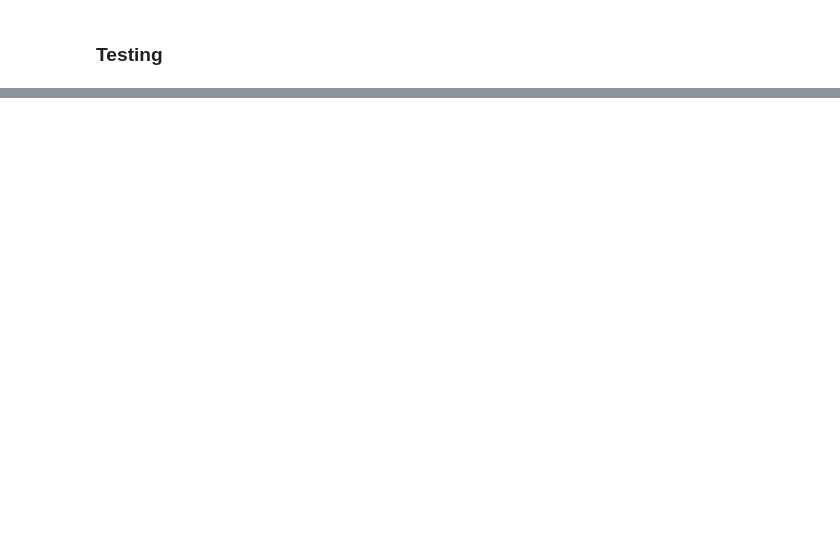
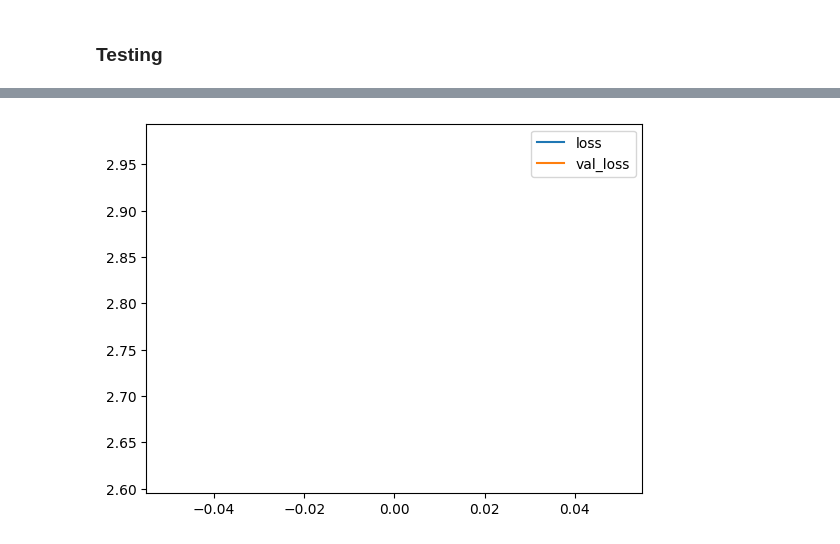
Before and after one commit to hmasum52/CSE472-ML-sessional, a Jupyter notebook: offline3-fnn/fnn.ipynb, the cells around one changed output, grey strips where cells are left out. Drawn from its saved outputs; the diff is of its cells as text; code cells hidden in the pictures; blank space fills up the shorter version.

```diff
--- a/offline3-fnn/fnn.ipynb
+++ b/offline3-fnn/fnn.ipynb
@@ -1045,7 +1033,7 @@ model.plot_confusion_matrix(X_test, y_test)
 model.save("last1_005.pkl")
 # %%
 # load model
-model = FNN.load("last.pkl")
+model = FNN.load("last1_005.pkl")
 
 # test model
 X_test = test_ds.data.reshape(test_ds.data.shape[0], -1)
@@ -1062,47 +1050,53 @@ test loss: 1.2093507374580283, test accuracy: 0.6434134615384616
 # %%
-model = FNN(
-    loss=CategoricalCrossEntropyLoss(),
-    optimizer=SGD(learning_rate=0.005),
-    learning_rate=0.0025,
-    layers=[
-        Flatten(),
-        DenseLayer(input_size, 1024, ReLU()),
-        DropoutLayer(dropout_rate=0.3),
-        DenseLayer(1024, 64, ReLU()),
-        DropoutLayer(dropout_rate=0.3),
-        DenseLayer(64, output_size, Softmax()),
-    ]
-)
+lr = [0.0025, 0.001, 0.00075]
+for lrate in lr:
+    model = FNN(
+        loss=CategoricalCrossEntropyLoss(),
+        optimizer=SGD(learning_rate=lrate),
+        learning_rate=0.0025,
+        layers=[
+            Flatten(),
+            DenseLayer(input_size, 1024, ReLU()),
+            DropoutLayer(dropout_rate=0.3),
+            DenseLayer(1024, 64, ReLU()),
+            DropoutLayer(dropout_rate=0.3),
+            DenseLayer(64, output_size, Softmax()),
+        ]
+    )
 
-# train
-model.fit(
-    X=train_ds,
-    y=train_labels,
-    X_val=val_ds,
-    y_val=val_labels,
-    epochs=1,
-    batch_size=64,
-    best_name="best1_00025.pkl",
-)
+    # take only part after decimal point
+    lrate_str = str(lrate).split(".")[1]
 
-# plot
-model.plot()
+    # train
+    model.fit(
+        X=train_ds,
+        y=train_labels,
+        X_val=val_ds,
+        y_val=val_labels,
+        epochs=1,
+        batch_size=64,
+        best_name=f"best1_{lrate_str}.pkl"
+    )
 
-# test model
-X_test = test_ds.data
-y_test = test_ds.targets
-test_loss, test_accuracy, f1 = model.evaluate(X_test, y_test)
+    # plot
+    model.plot()
 
-print(f"test loss: {test_loss}, test accuracy: {test_accuracy}, f1: {f1}")
+    # test model
+    X_test = test_ds.data
+    y_test = test_ds.targets
+    test_loss, test_accuracy, f1 = model.evaluate(X_test, y_test)
+
+    print(f"test loss: {test_loss}, test accuracy: {test_accuracy}, f1: {f1}")
 
 
-# test of best model
-test_loss, test_accuracy, f1 = model.best_model_evaluate(X_test, y_test)
+    # test of best model
+    test_loss, test_accuracy, f1 = model.best_model_evaluate(X_test, y_test)
 
-print(f"best test loss: {test_loss}, test accuracy: {test_accuracy}, test f1: {f1}")
+    print(f"best test loss: {test_loss}, test accuracy: {test_accuracy}, test f1: {f1}")
 
-# plot confusion matrix
-model.plot_confusion_matrix(X_test, y_test)
+    # plot confusion matrix
+    model.plot_confusion_matrix(X_test, y_test)
 
-# save model
-model.save("last1_00025.pkl")
+    # save model
+    model.save(f"last1_{lrate_str}.pkl")
+# %% [output]
@@ -1108,0 +1105 @@ model.save("last1_00025.pkl")
+[figure, added]
```
Also changed, not shown: parts of 9 cells of this notebook.
